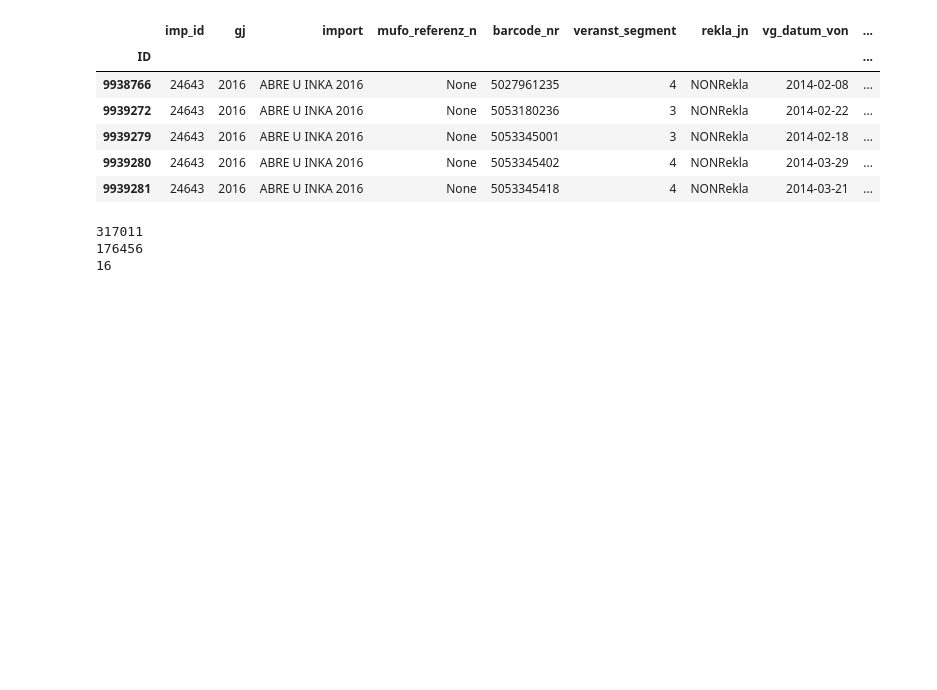
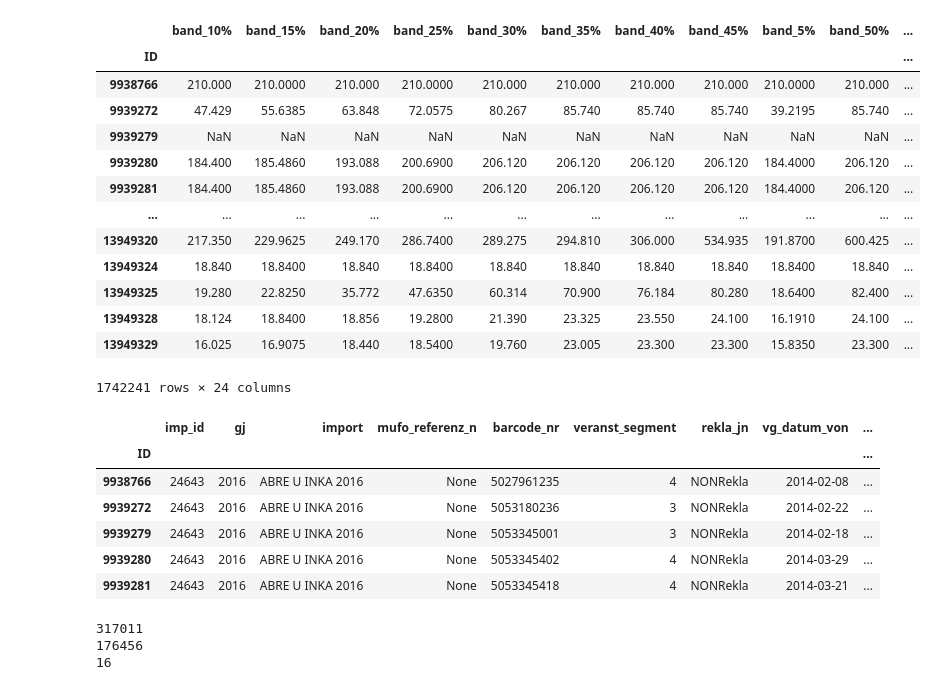
Before and after one commit to Saraavana/reclamation-processing, a Jupyter notebook: baseline/Features/00-generate-features.ipynb, the cells around one changed output. Cells and saved outputs as stored; diff of their text form; code cells hidden in the pictures; blank space fills up the shorter version.

```diff
--- a/baseline/Features/00-generate-features.ipynb
+++ b/baseline/Features/00-generate-features.ipynb
@@ -14,6 +14,24 @@ tqdm.pandas()
 # %%
 
 df = pd.read_parquet('C:/Saravana/Projects/Intellizenz/intellizenz-model-training/data/export_features_2016_2020_v2.parquet.gzip')
+# %%
+bands_df = pd.read_parquet('C:/Saravana/Projects/Intellizenz/intellizenz-model-training/data/export_band_stats_for_range_of_vginkasso_2016_2020.parquet.gzip')
+display(bands_df)
+# %% [output]
+|  | band_10% | band_15% | band_20% | band_25% | band_30% | band_35% | band_40% | band_45% | band_5% | band_50% | ... |
+| ID |  |  |  |  |  |  |  |  |  |  | ... |
+| 9938766 | 210.000 | 210.0000 | 210.000 | 210.0000 | 210.000 | 210.000 | 210.000 | 210.000 | 210.0000 | 210.000 | ... |
+| 9939272 | 47.429 | 55.6385 | 63.848 | 72.0575 | 80.267 | 85.740 | 85.740 | 85.740 | 39.2195 | 85.740 | ... |
+| 9939279 | NaN | NaN | NaN | NaN | NaN | NaN | NaN | NaN | NaN | NaN | ... |
+| 9939280 | 184.400 | 185.4860 | 193.088 | 200.6900 | 206.120 | 206.120 | 206.120 | 206.120 | 184.4000 | 206.120 | ... |
+| 9939281 | 184.400 | 185.4860 | 193.088 | 200.6900 | 206.120 | 206.120 | 206.120 | 206.120 | 184.4000 | 206.120 | ... |
+| ... | ... | ... | ... | ... | ... | ... | ... | ... | ... | ... | ... |
+| 13949320 | 217.350 | 229.9625 | 249.170 | 286.7400 | 289.275 | 294.810 | 306.000 | 534.935 | 191.8700 | 600.425 | ... |
+| 13949324 | 18.840 | 18.8400 | 18.840 | 18.8400 | 18.840 | 18.840 | 18.840 | 18.840 | 18.8400 | 18.840 | ... |
+| 13949325 | 19.280 | 22.8250 | 35.772 | 47.6350 | 60.314 | 70.900 | 76.184 | 80.280 | 18.6400 | 82.400 | ... |
+| 13949328 | 18.124 | 18.8400 | 18.856 | 19.2800 | 21.390 | 23.325 | 23.550 | 24.100 | 16.1910 | 24.100 | ... |
+| 13949329 | 16.025 | 16.9075 | 18.440 | 18.5400 | 19.760 | 23.005 | 23.300 | 23.300 | 15.8350 | 23.300 | ... |
+1742241 rows × 24 columns
 # %%
 pd.set_option('display.max_columns', None)
 # %%
```
Also changed, not shown: parts of 2 cells of this notebook.
